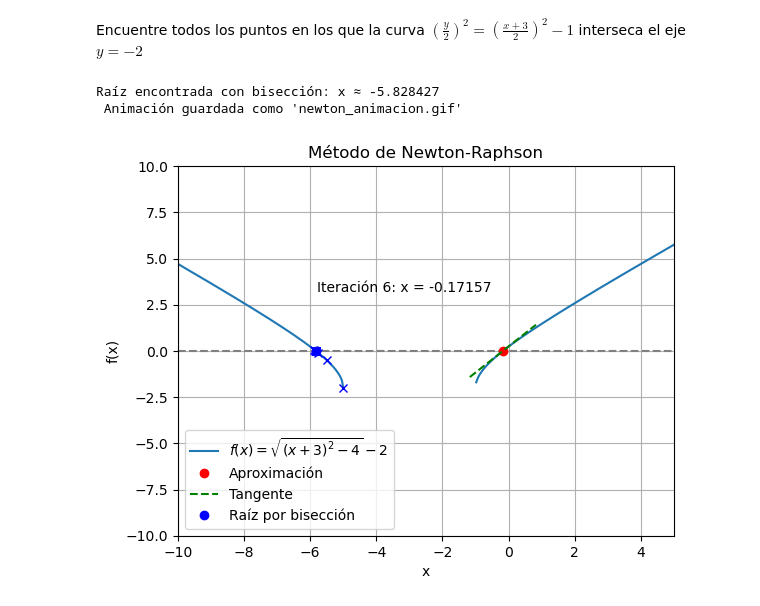
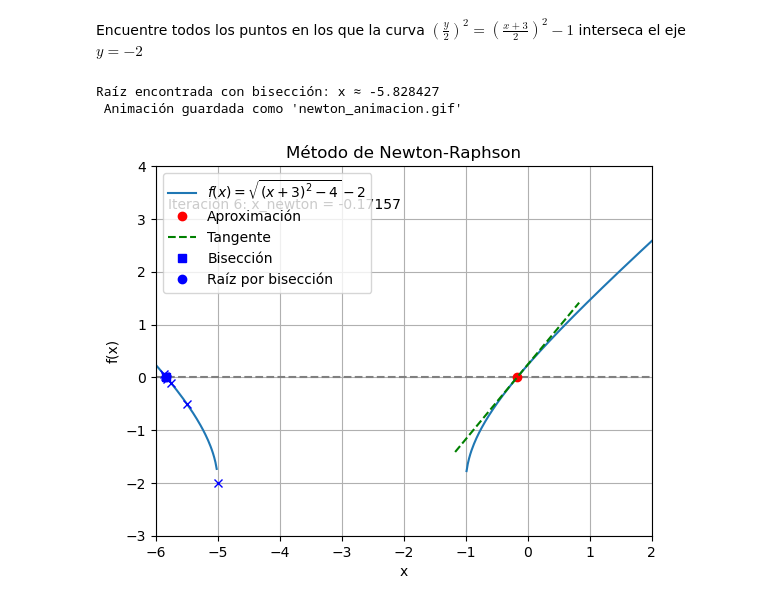
Before and after one commit to DaniMF05/TALLERERS_MN, a Jupyter notebook: TALLER_02/ejercicio_2.ipynb, the cells around one changed output. Cells and saved outputs as stored; diff of their text form; code cells hidden in the pictures.

```diff
--- a/TALLER_02/ejercicio_2.ipynb
+++ b/TALLER_02/ejercicio_2.ipynb
@@ -14,7 +14,7 @@ def f_prime(x):
     return (x + 3) / np.sqrt((x + 3)**2 - 4)
 
 # === Generar puntos del método de Newton ===
-x0 = 0
+x0 = -0.5
 steps = [x0]
 
 # Guardar iteraciones
@@ -24,14 +24,14 @@ for _ in range(6):
     steps.append(x_next)
 
 # === Preparar el gráfico base ===
-x_vals = np.linspace(-10, 5, 400)
+x_vals = np.linspace(-6, 2, 400)
 y_vals = f(x_vals)
 
 fig, ax = plt.subplots()
 ax.plot(x_vals, y_vals, label=r"$f(x) = \sqrt{(x+3)^2 - 4} - 2$")
 ax.axhline(0, color='gray', linestyle='--')
-ax.set_xlim(-10, 5)
-ax.set_ylim(-10, 10)
+ax.set_xlim(-6, 2)
+ax.set_ylim(-3, 4)
 ax.set_title("Método de Newton-Raphson")
 ax.set_xlabel("x")
 ax.set_ylabel("f(x)")
@@ -41,22 +41,38 @@ ax.legend()
 # Elementos actualizables
 punto, = ax.plot([], [], 'ro', label='Aproximación')
 tangente, = ax.plot([], [], 'g--', label='Tangente')
+punto_bis, = ax.plot([], [], 'bs', label='Bisección')  # punto azul con forma de cuadrado
 texto = ax.text(-5.8, 3.2, '', fontsize=10)
 
 # === Función para actualizar cada frame ===
 def update(frame):
-    x = steps[frame]
-    y = f(x)
-    punto.set_data([x], [y])
+    elements = []
 
-    # Tangente
-    m = f_prime(x)
-    x_tan = np.linspace(x - 1, x + 1, 100)
-    y_tan = m * (x_tan - x) + y
-    tangente.set_data(x_tan, y_tan)
+    # --- Newton-Raphson ---
+    if frame < len(steps):
+        x_newton = steps[frame]
+        y_newton = f(x_newton)
+        punto.set_data([x_newton], [y_newton])
+        elements.append(punto)
 
-    texto.set_text(f"Iteración {frame}: x = {x:.5f}")
-    return punto, tangente, texto
+        # Tangente de Newton
+        m = f_prime(x_newton)
+        x_tan = np.linspace(x_newton - 1, x_newton + 1, 100)
+        y_tan = m * (x_tan - x_newton) + y_newton
+        tangente.set_data(x_tan, y_tan)
+        elements.append(tangente)
+
+        texto.set_text(f"Iteración {frame}: x_newton = {x_newton:.5f}")
+        elements.append(texto)
+
+    # --- Bisección ---
+    if frame < len(pasos_bis):
+        x_bis = pasos_bis[frame]
+        y_bis = f(x_bis)
+        punto_bis.set_data([x_bis], [y_bis])
+        elements.append(punto_bis)
+
+    return elements
 
 # === Método de Bisección ===
 def biseccion(f, a, b, tol=1e-6, max_iter=50):
@@ -68,33 +84,34 @@ def biseccion(f, a, b, tol=1e-6, max_iter=50):
         c = (a + b) / 2
         pasos_biseccion.append(c)
         if abs(f(c)) < tol or (b - a) / 2 < tol:
             break
         if f(a) * f(c) < 0:
             b = c
         else:
             a = c
     return c, pasos_biseccion
 
 # Buscar otra raíz en [-6, -4]
 raiz_bis, pasos_bis = biseccion(f, -6, -4)
 print(f"Raíz encontrada con bisección: x ≈ {raiz_bis:.6f}")
 
 for i, x_b in enumerate(pasos_bis):
     ax.plot(x_b, f(x_b), 'bx')  # puntos azules en cada paso
 ax.plot(raiz_bis, f(raiz_bis), 'bo', label='Raíz por bisección')
 ax.legend()
 
 
 # === Crear y guardar animación ===
-ani = FuncAnimation(fig, update, frames=len(steps), interval=1000, blit=True)
+num_frames = max(len(steps), len(pasos_bis))
+ani = FuncAnimation(fig, update, frames=num_frames, interval=1000, blit=True)
 
 # Guardar como .gif
 ani.save(r"C:\Users\PcUser\OneDrive - Escuela Politécnica Nacional\Escritorio\Miguel Robles\4to\Metodos_ numericos\Laboratorios\LAboratorios grupales\lab2\newton_animacion.gif", writer=PillowWriter(fps=1))
 
 
-#salida
+
 print(" Animación guardada como 'newton_animacion.gif'")
 # %% [output]
 Raíz encontrada con bisección: x ≈ -5.828427
  Animación guardada como 'newton_animacion.gif'
-[figure, old version]
+[figure, new version]
```
